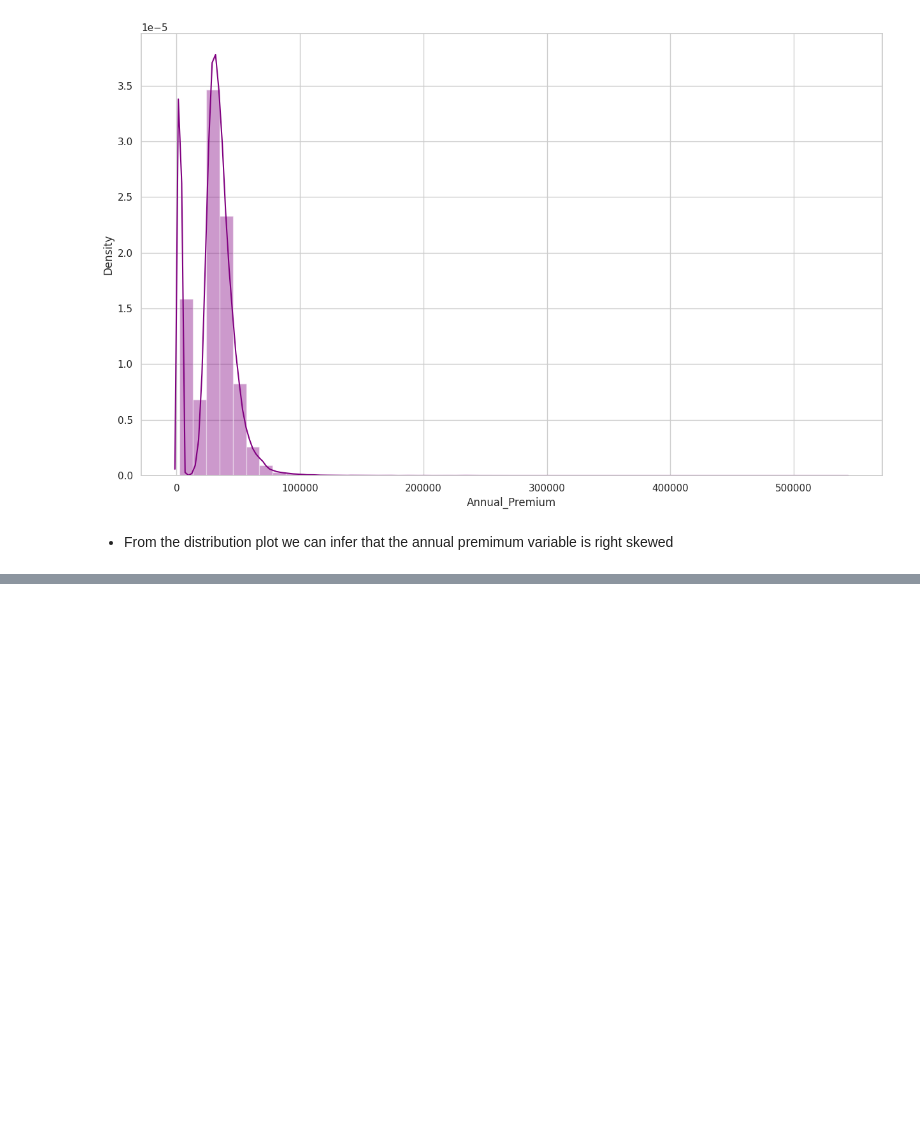
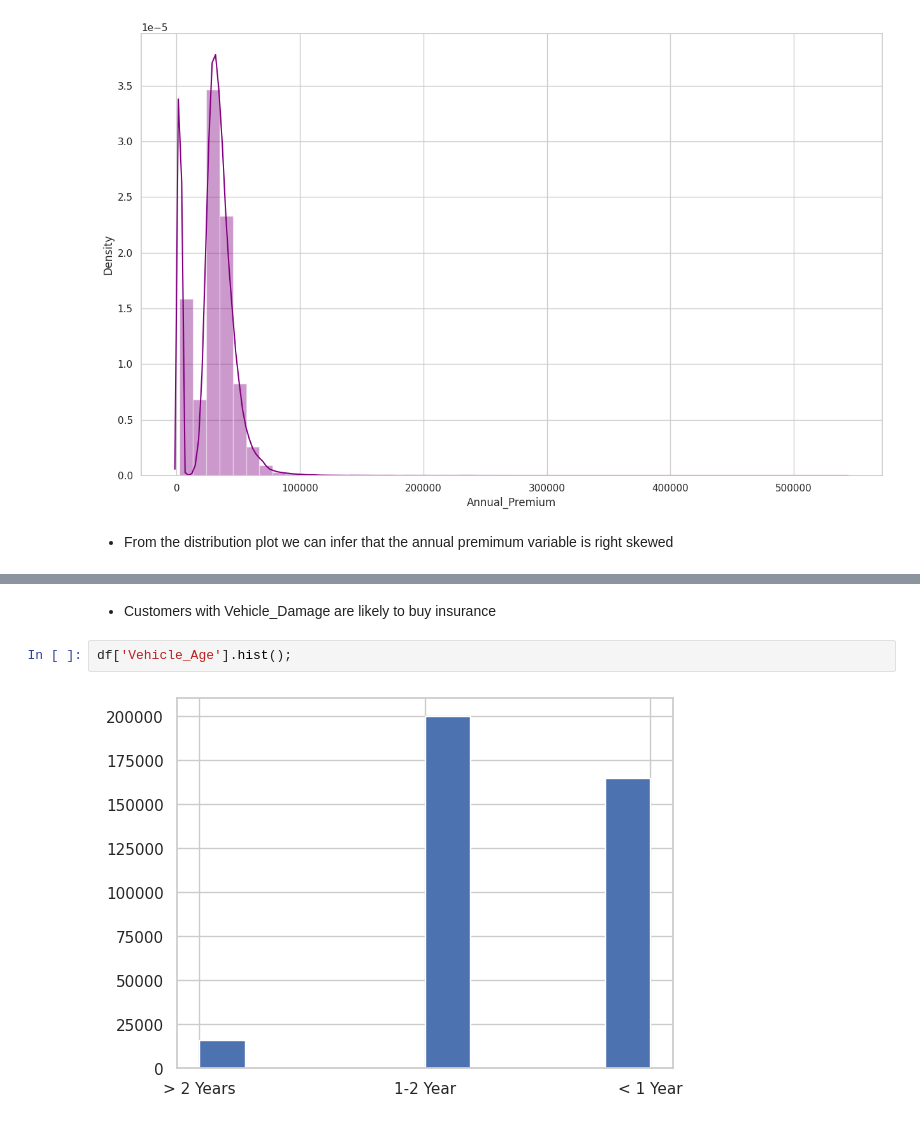
Before and after one commit to istekhar1543/health-insurance-cross-sell-prediction, a Jupyter notebook: health_insurance_cross_sell_prediction.ipynb, the cells around one changed output, grey strips where cells are left out. Drawn from its saved outputs; the diff is of its cells as text; blank space fills up the shorter version.

```diff
--- a/health_insurance_cross_sell_prediction.ipynb
+++ b/health_insurance_cross_sell_prediction.ipynb
@@ -276,0 +291,6 @@ https://gist.github.com/mwaskom/de44147ed2974457ad6372750bbe5751
+# %% [markdown]
+* Customers with Vehicle_Damage are likely to buy insurance
+# %%
+df['Vehicle_Age'].hist();
+# %% [output]
+[figure, added]
```
Also changed, not shown: parts of 16 cells of this notebook.
